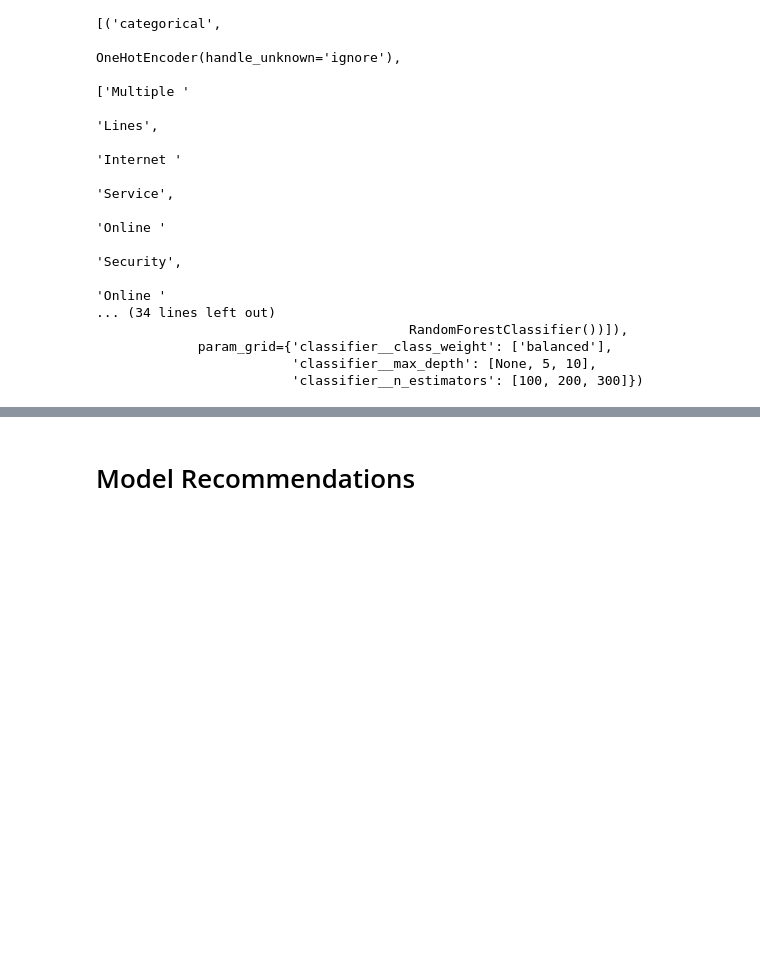
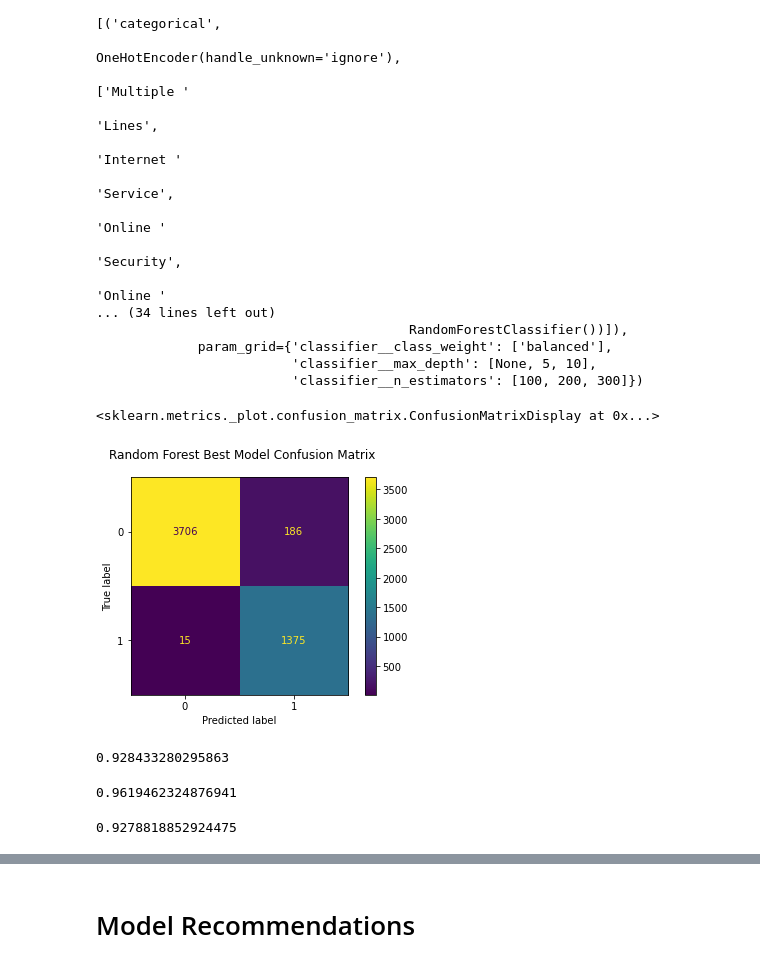
Before and after one commit to falloutb1tch/ChurnBackTime, a Jupyter notebook: Final.ipynb, the cells around one changed output, grey strips where cells are left out. Saved outputs shown, nothing was run; the diff lists cells and outputs as text; code cells hidden in the pictures; blank space fills up the shorter version.

```diff
--- a/Final.ipynb
+++ b/Final.ipynb
@@ -715,3 +701,20 @@ GridSearchCV(cv=5,
              param_grid={'classifier__class_weight': ['balanced'],
                          'classifier__max_depth': [None, 5, 10],
                          'classifier__n_estimators': [100, 200, 300]})
+# %%
+fig, ax = plt.subplots()
+
+fig.suptitle("Random Forest Best Model Confusion Matrix")
+
+ConfusionMatrixDisplay(confusion_matrix(y_train, grid_search.predict(X_train))).plot(ax=ax)
+# %% [output]
+<sklearn.metrics._plot.confusion_matrix.ConfusionMatrixDisplay at 0x...>
+[figure, added]
+# %%
+cross_val_score(grid_search, X_train, y_train, cv=5).mean()
+# %% [output]
+0.928433280295863
+# %%
+grid_search.score(X_train, y_train)
+# %% [output]
+0.9619462324876941
@@ -717,0 +725,4 @@ GridSearchCV(cv=5,
+# %%
+accuracy_score(y_test, ypred_final_test)
+# %% [output]
+0.9278818852924475
```
Also changed, not shown: parts of 25 cells of this notebook.
